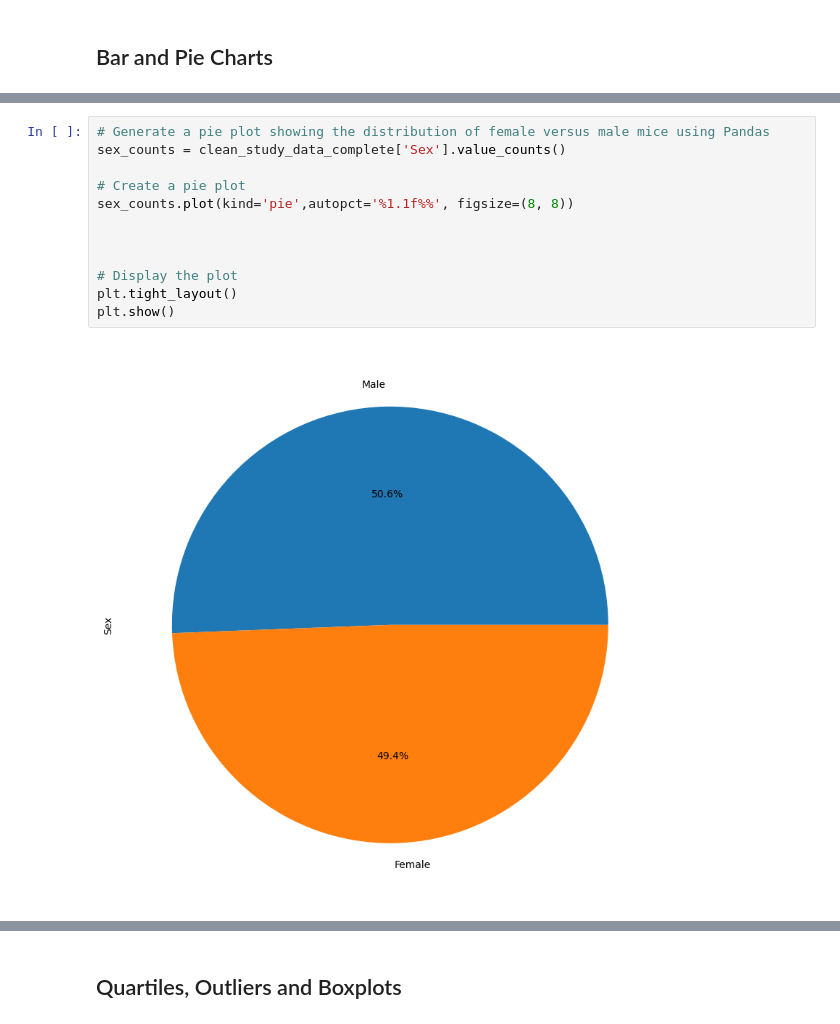
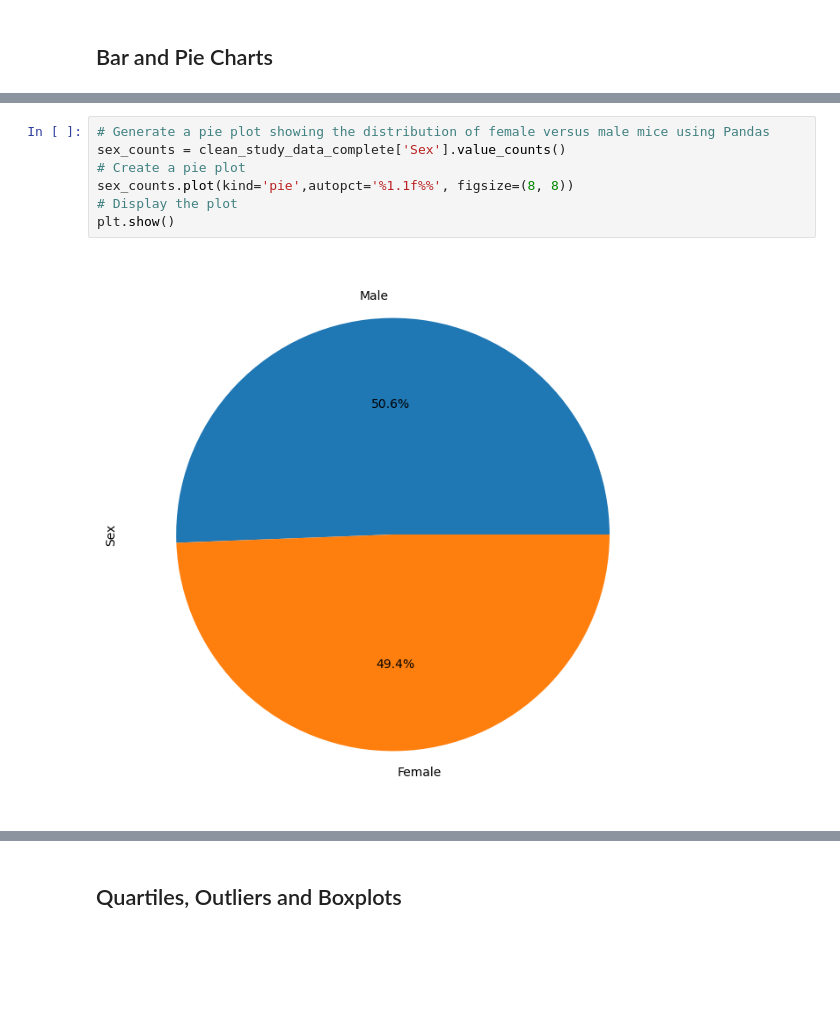
Before and after one commit to a-dhil/matplotlib-challenge, a Jupyter notebook: Pymaceuticals/pymaceuticals_starter.ipynb, the cells around one changed output, grey strips where cells are left out. Saved outputs shown, nothing was run; the diff lists cells and outputs as text; blank space fills up the shorter version.

```diff
--- a/Pymaceuticals/pymaceuticals_starter.ipynb
+++ b/Pymaceuticals/pymaceuticals_starter.ipynb
@@ -165,16 +188,11 @@ plt.show()
 # %%
 # Generate a pie plot showing the distribution of female versus male mice using Pandas
 sex_counts = clean_study_data_complete['Sex'].value_counts()
-
 # Create a pie plot
 sex_counts.plot(kind='pie',autopct='%1.1f%%', figsize=(8, 8))
-
-
-
 # Display the plot
-plt.tight_layout()
 plt.show()
 # %% [output]
-[figure, old version]
+[figure, new version]
 # %%
 # Generate a pie plot showing the distribution of female versus male mice using pyplot
```
Also changed, not shown: parts of 10 cells of this notebook.
